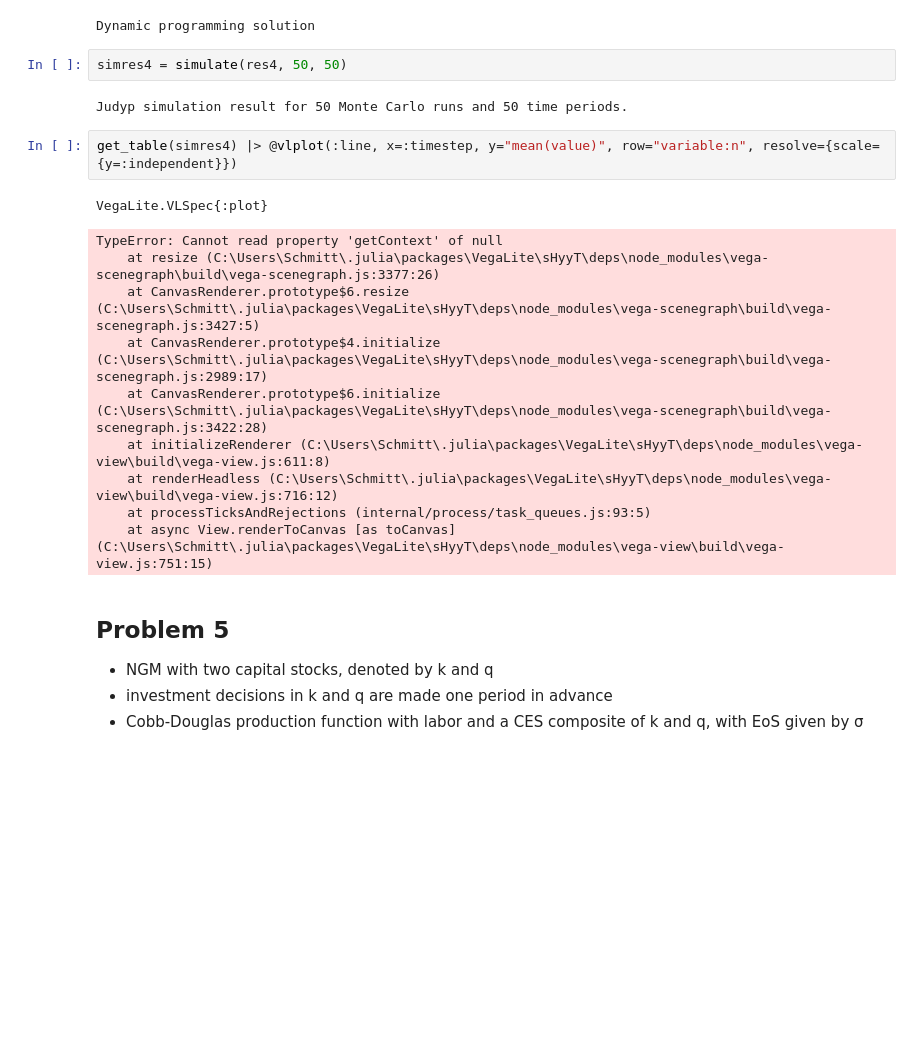
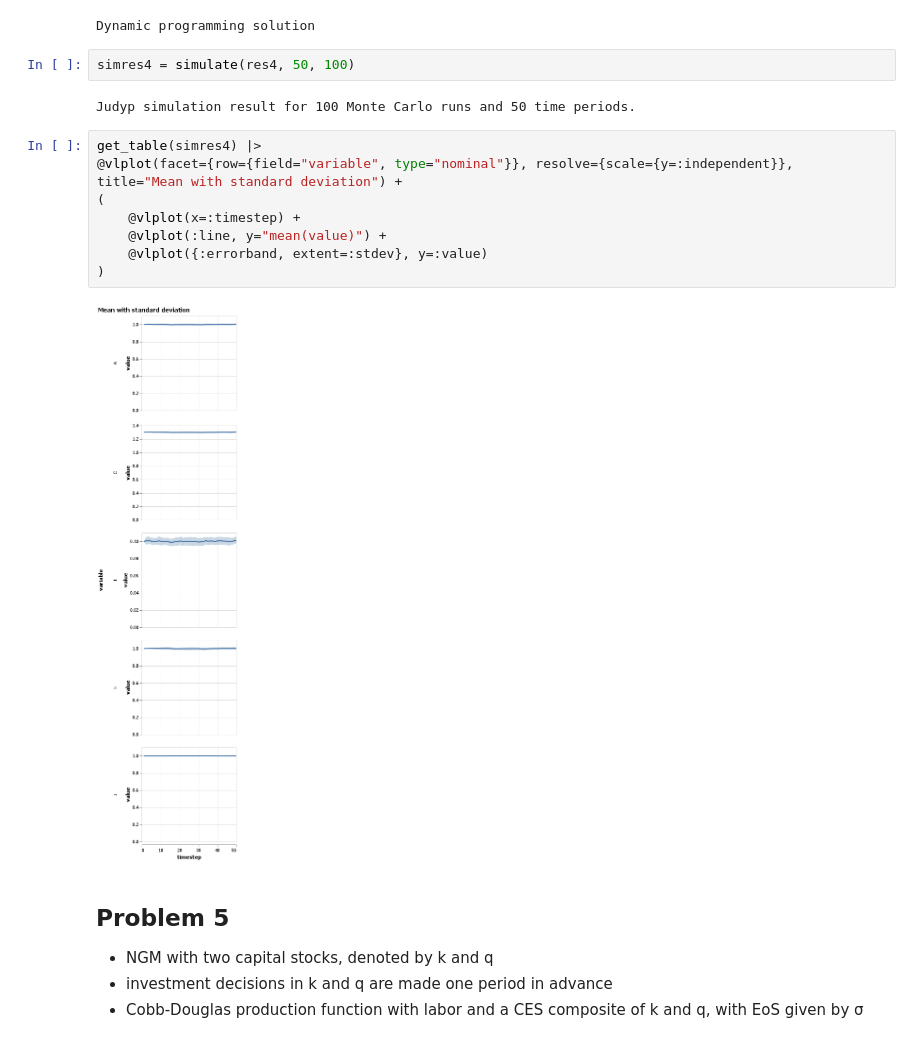
Before and after one commit to anthofflab/Judyp.jl, a Jupyter notebook: examples/run_all_problems.ipynb, the cells around one changed output. Cells and saved outputs as stored; diff of their text form; blank space fills up the shorter version.

```diff
--- a/examples/run_all_problems.ipynb
+++ b/examples/run_all_problems.ipynb
@@ -163,22 +132,19 @@ res4 = solve(p4)
 Function iteration converged after 33 iterations with max. coefficient difference of 0.0008998420038919264
 Dynamic programming solution
 # %%
-simres4 = simulate(res4, 50, 50)
+simres4 = simulate(res4, 50, 100)
 # %% [output]
-Judyp simulation result for 50 Monte Carlo runs and 50 time periods.
+Judyp simulation result for 100 Monte Carlo runs and 50 time periods.
-# %%
-get_table(simres4) |> @vlplot(:line, x=:timestep, y="mean(value)", row="variable:n", resolve={scale={y=:independent}})
-# %% [output]
-VegaLite.VLSpec{:plot}
-TypeError: Cannot read property 'getContext' of null
-    at resize (C:\Users\Schmitt\.julia\packages\VegaLite\sHyyT\deps\node_modules\vega-scenegraph\build\vega-scenegraph.js:3377:26)
-    at CanvasRenderer.prototype$6.resize (C:\Users\Schmitt\.julia\packages\VegaLite\sHyyT\deps\node_modules\vega-scenegraph\build\vega-scenegraph.js:3427:5)
-    at CanvasRenderer.prototype$4.initialize (C:\Users\Schmitt\.julia\packages\VegaLite\sHyyT\deps\node_modules\vega-scenegraph\build\vega-scenegraph.js:2989:17)
-    at CanvasRenderer.prototype$6.initialize (C:\Users\Schmitt\.julia\packages\VegaLite\sHyyT\deps\node_modules\vega-scenegraph\build\vega-scenegraph.js:3422:28)
-    at initializeRenderer (C:\Users\Schmitt\.julia\packages\VegaLite\sHyyT\deps\node_modules\vega-view\build\vega-view.js:611:8)
-    at renderHeadless (C:\Users\Schmitt\.julia\packages\VegaLite\sHyyT\deps\node_modules\vega-view\build\vega-view.js:716:12)
-    at processTicksAndRejections (internal/process/task_queues.js:93:5)
-    at async View.renderToCanvas [as toCanvas] (C:\Users\Schmitt\.julia\packages\VegaLite\sHyyT\deps\node_modules\vega-view\build\vega-view.js:751:15)
+# %%
+get_table(simres4) |>
+@vlplot(facet={row={field="variable", type="nominal"}}, resolve={scale={y=:independent}}, title="Mean with standard deviation") +
+(
+    @vlplot(x=:timestep) +
+    @vlplot(:line, y="mean(value)") +
+    @vlplot({:errorband, extent=:stdev}, y=:value)
+)
+# %% [output]
+[figure, added]
 # %% [markdown]
 ## Problem 5
 
```
Also changed, not shown: parts of 7 cells of this notebook, 5 other files.
